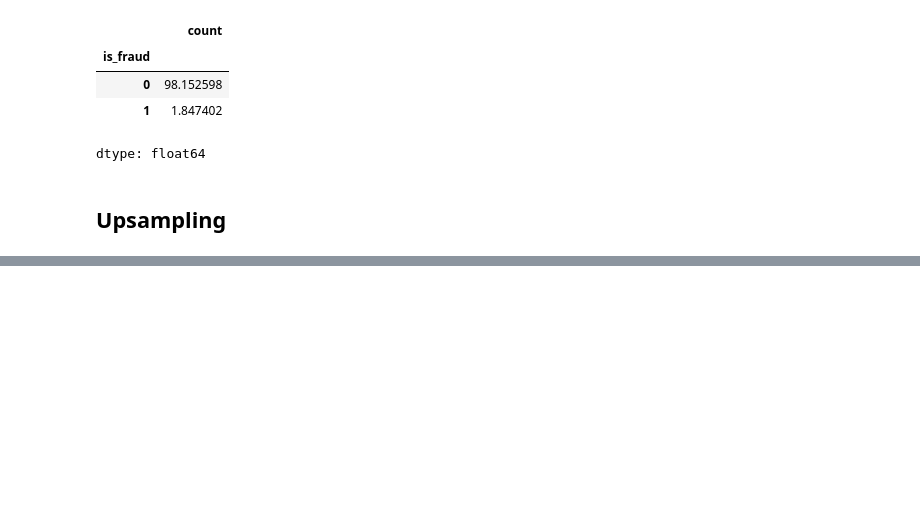
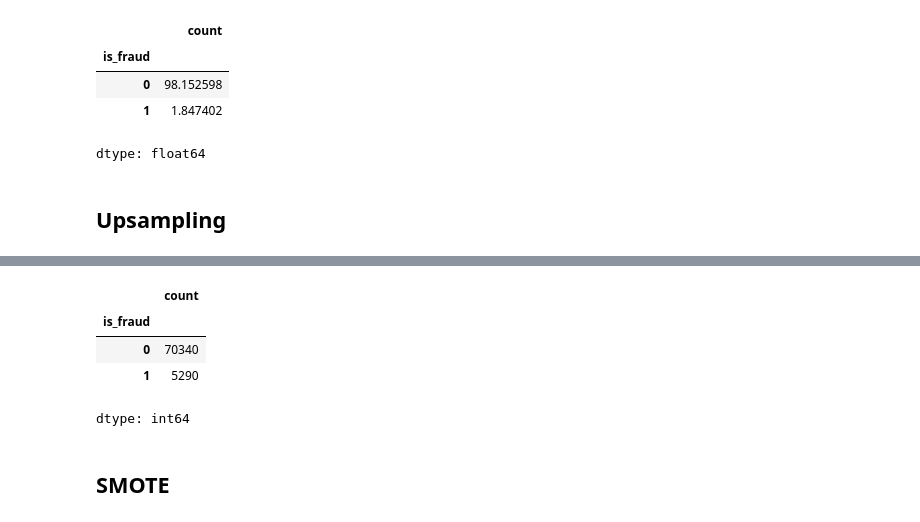
Before and after one commit to MDRobiulhassan/Mental-Health, a Jupyter notebook: Ecommerece Fraud.ipynb, the cells around one changed output, grey strips where cells are left out. Saved outputs shown, nothing was run; the diff lists cells and outputs as text; code cells hidden in the pictures; blank space fills up the shorter version.

```diff
--- a/Ecommerece Fraud.ipynb
+++ b/Ecommerece Fraud.ipynb
@@ -607,0 +610,14 @@ dtype: int64
+# %%
+# function to downsample
+def downsample (features, target, fraction):
+    features_zeros = features[target == 0]
+    features_ones = features[target == 1]
+    target_zeros = target[target == 0]
+    target_ones = target[target == 1]
+
+    features_downsampled = pd.concat([features_zeros.sample(frac=fraction, random_state = 42)] + [features_ones])
+    target_downsampled = pd.concat([target_zeros.sample(frac=fraction, random_state = 42)] + [target_ones])
+
+    features_downsampled, target_downsampled = shuffle (features_downsampled, target_downsampled, random_state = 42)
+
+    return features_downsampled, target_downsampled
@@ -607,0 +632,12 @@ dtype: int64
+# %%
+features_downsampled, target_downsampled = downsample(X_train, y_train, 0.3)
+# %%
+target_downsampled.value_counts()
+# %% [output]
+|  | count |
+| is_fraud |  |
+| 0 | 70340 |
+| 1 | 5290 |
+dtype: int64
+# %% [markdown]
+## SMOTE
```
Also changed, not shown: parts of 26 cells of this notebook.
